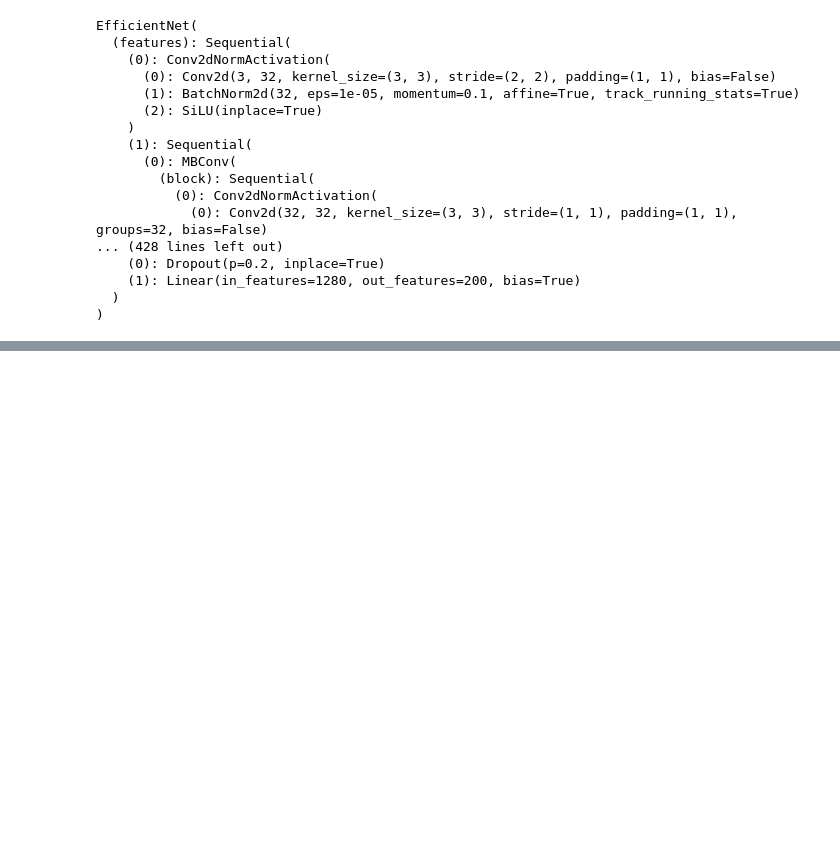
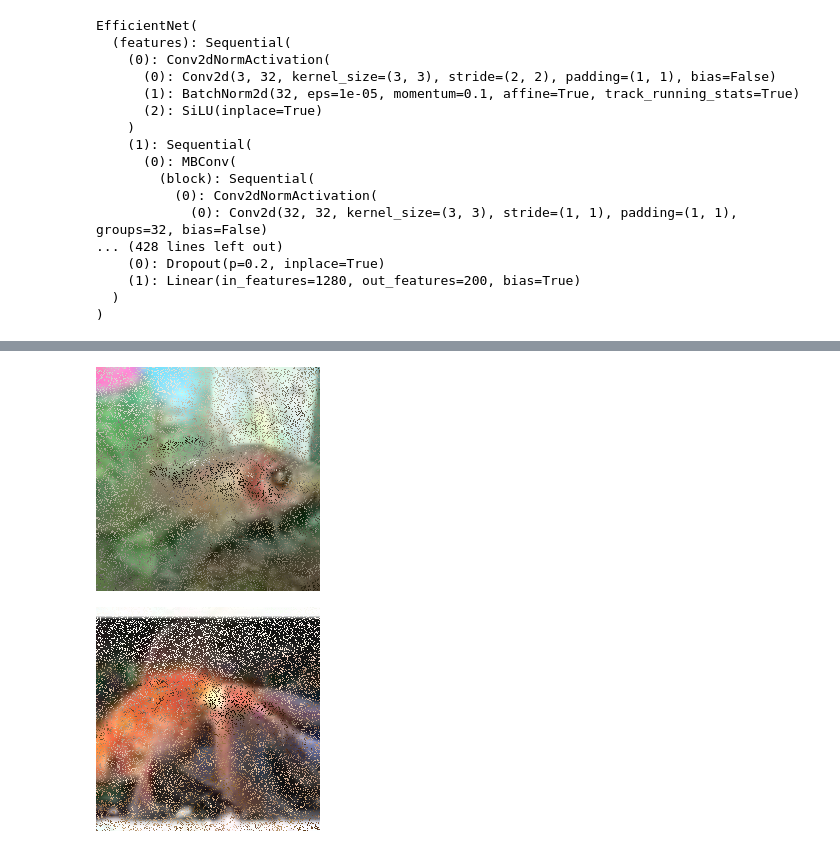
Before and after one commit to Zachary-Wenhao/IML-Team-Attack-Diffusion-Model, a Jupyter notebook: Dataset_generation.ipynb, the cells around one changed output, grey strips where cells are left out. Saved outputs shown, nothing was run; the diff lists cells and outputs as text; code cells hidden in the pictures; blank space fills up the shorter version.

Commit message:
fixed, 1/4 pixel attack, no model it takes forever, but method works

```diff
--- a/Dataset_generation.ipynb
+++ b/Dataset_generation.ipynb
@@ -332,0 +457,14 @@ cuda:0
+# %%
+def load_attack_dataset(filename):
+    with open(filename, 'rb') as f:
+        return pickle.load(f)
+
+# Load the dataset
+loaded_attack_dataset = load_attack_dataset("train_swap_attack_dataset.pkl")
+loaded_attack_dataset_val = load_attack_dataset("val_swap_attack_dataset.pkl")
+# %%
+display(tensor_to_pil_image(loaded_attack_dataset[0][0]))
+display(tensor_to_pil_image(loaded_attack_dataset_val[0][0]))
+# %% [output]
+[figure, added]
+[figure, added]
```
Also changed, not shown: parts of 12 cells of this notebook.
